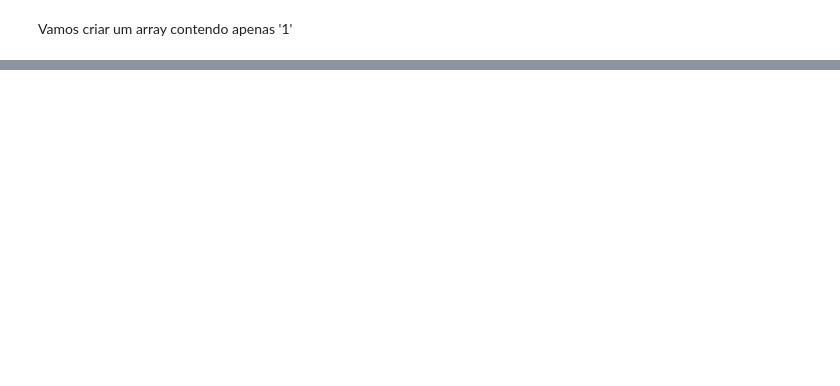
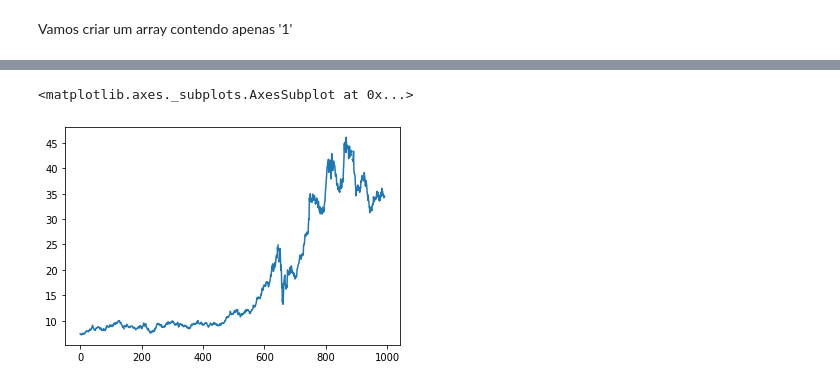
Before and after one commit to jefersonmatsui/Curso_Data_Science_com_Python_Modal_Mais, a Jupyter notebook: M1A5_Bibliotecas.ipynb, the cells around one changed output, grey strips where cells are left out. Cells and saved outputs as stored; diff of their text form; code cells hidden in the pictures; blank space fills up the shorter version.

```diff
--- a/M1A5_Bibliotecas.ipynb
+++ b/M1A5_Bibliotecas.ipynb
@@ -34,0 +284,5 @@ Vamos criar um array contendo apenas '1'
+# %%
+dados.Close.plot()
+# %% [output]
+<matplotlib.axes._subplots.AxesSubplot at 0x...>
+[figure, added]
```
Also changed, not shown: parts of 72 cells of this notebook.
